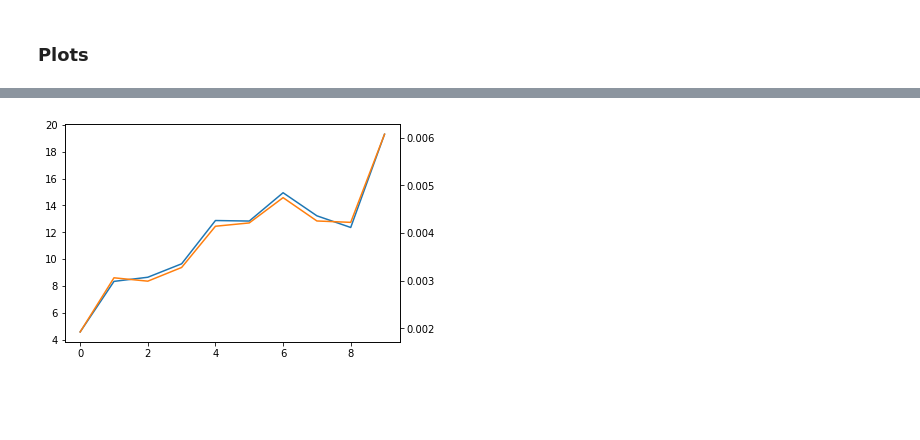
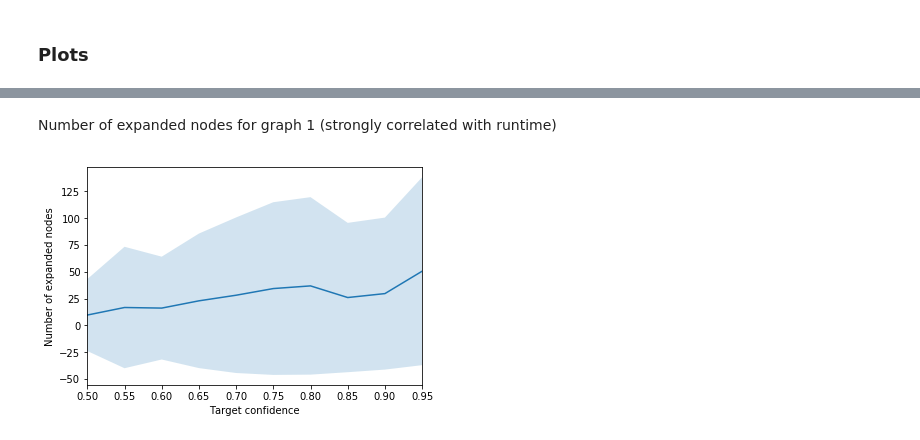
Before and after one commit to spring-epfl/trickster, a Jupyter notebook: notebooks/credit_adversarial.ipynb, the cells around one changed output, grey strips where cells are left out. Saved outputs shown, nothing was run; the diff lists cells and outputs as text; code cells hidden in the pictures; blank space fills up the shorter version.

Commit message:
Add comments to the credit notebook

```diff
--- a/notebooks/credit_adversarial.ipynb
+++ b/notebooks/credit_adversarial.ipynb
@@ -253,2 +317,3 @@ def find_adv_examples_for_level(X, level, graph='all'):
 # %%
-levels = np.linspace(0.50, 0.95, 10)
+confidence_levels = np.linspace(0.50, 0.95, 10)
+confidence_levels
@@ -255,21 +324,21 @@ levels = np.linspace(0.50, 0.95, 10)
 # %%
 results_graph_1 = []
-for level in tqdm_notebook(levels):
-    results_graph_1.append(find_adv_examples_for_level(X, level))
+for level in tqdm_notebook(confidence_levels):
+    results_graph_1.append(find_adv_examples(X, level))
 # %% [output]
 [interactive output not drawn]
 # %%
 results_graph_2 = []
-for level in tqdm_notebook(levels):
+for level in tqdm_notebook(confidence_levels):
     results_graph_2.append(
-        find_adv_examples_for_level(X, level, graph='increase_amount'))
+        find_adv_examples(X, level, graph='increase_amount'))
 # %% [output]
 [interactive output not drawn]
 # %%
 results_graph_3 = []
-for level in tqdm_notebook(levels):
+for level in tqdm_notebook(confidence_levels):
     results_graph_3.append(
-        find_adv_examples_for_level(X, level, graph='increase_amount_and_duration'))
+        find_adv_examples(X, level, graph='increase_amount_and_duration'))
 # %% [output]
 [interactive output not drawn]
 # %% [markdown]
@@ -355,13 +440,29 @@ plot_confidence(results_graph_3)
+# %% [markdown]
+Number of expanded nodes for graph 1 (strongly correlated with runtime)
 # %%
 avg_expanded = pd.Series(
     [np.mean(result['nodes_expanded'][result['found']])
-     for result in results_graph_3])
+     for result in results_graph_1])
+sigma_expanded = pd.Series(
+    [np.std(result['nodes_expanded'][result['found']])
+     for result in results_graph_1])
+
 avg_runtime = pd.Series(
     [np.mean(result['runtime'][result['found']])
-     for result in results_graph_3])
+     for result in results_graph_1])
 
-avg_expanded.plot(label='Number of expanded nodes')
-avg_runtime.plot(secondary_y=True, label='Avg runtime')
+fig, ax = plt.subplots()
+avg_expanded.plot(label='Number of expanded nodes', ax=ax)
+ax.fill_between(range(len(confidence_levels)),
+                avg_expanded - 2 * sigma_expanded,
+                avg_expanded + 2 * sigma_expanded, alpha=.2)
+ax.set_xticks(range(len(confidence_levels)))
+ax.set_xticklabels(['%2.2f' % level for level in confidence_levels])
+ax.set_xlim(0, len(confidence_levels) - 1)
+ax.set_xlabel('Target confidence')
+ax.set_ylabel('Number of expanded nodes')
+
+# avg_runtime.plot(secondary_y=True, label='Avg runtime')
 plt.show()
 # %% [output]
-[figure, old version]
+[figure, new version]
```
Also changed, not shown: parts of 29 cells of this notebook.
